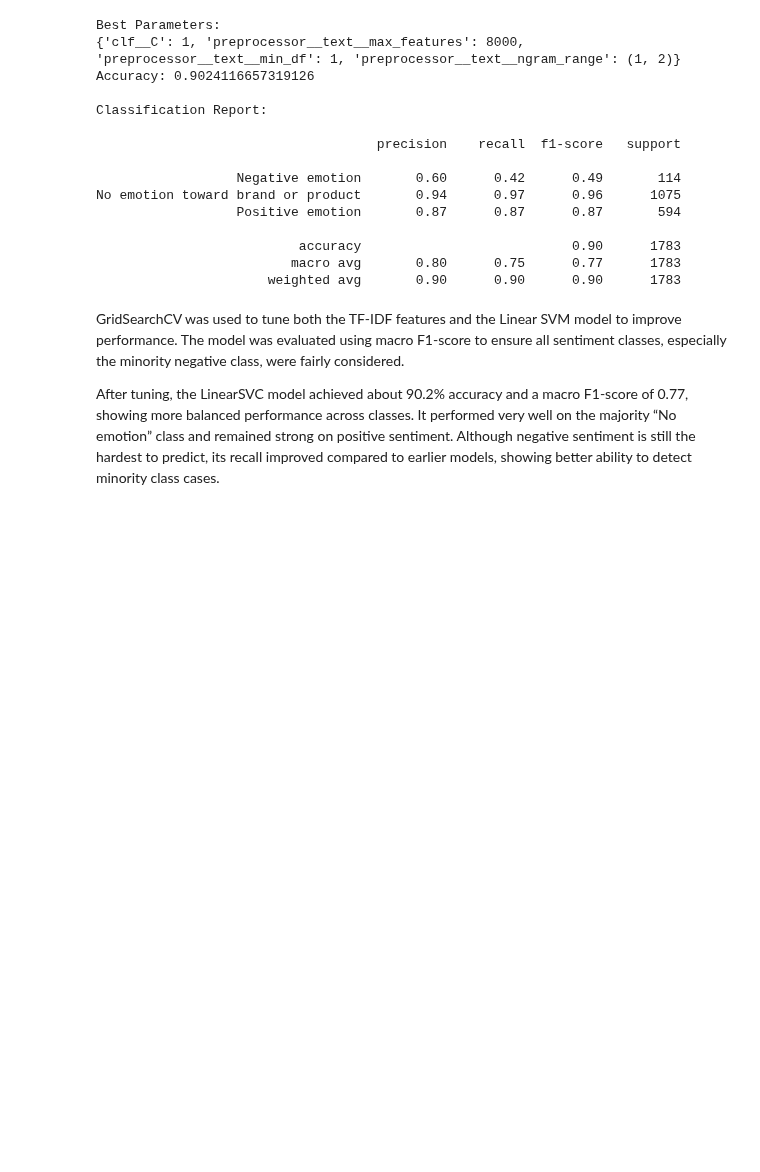
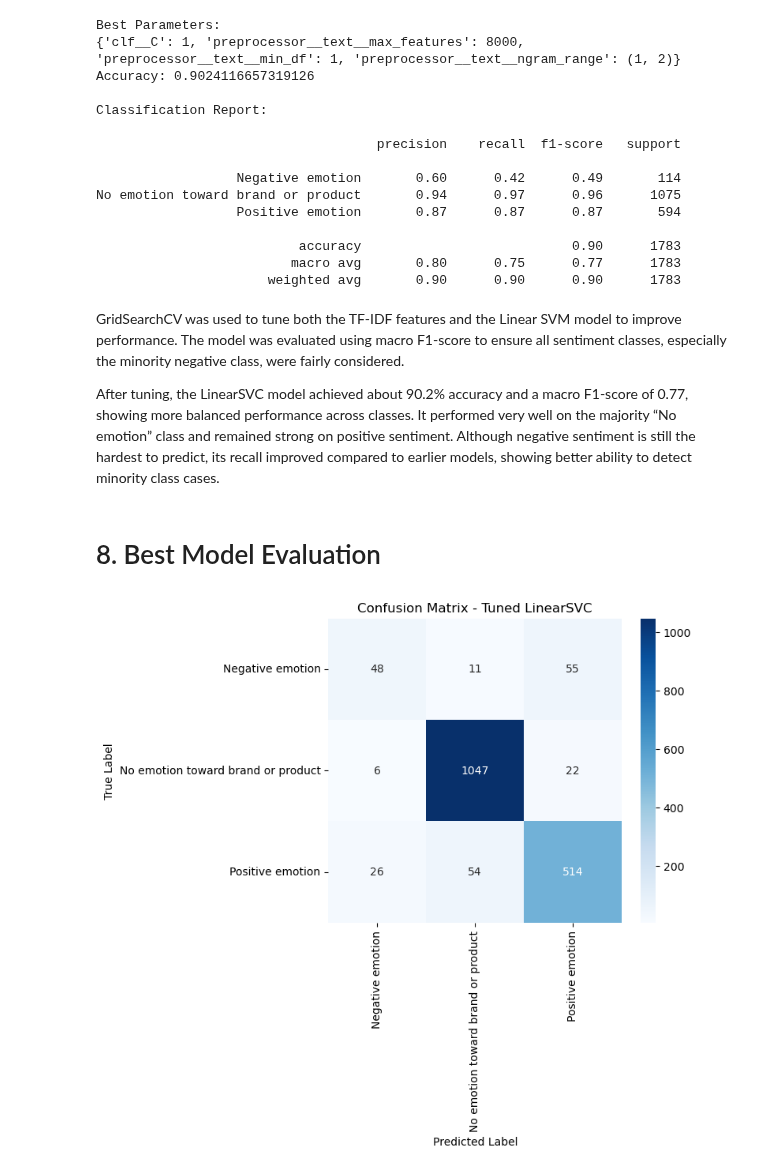
Before and after one commit to CharityNduati/Twitter-Product-Sentiment-Analysis, a Jupyter notebook: Twitter_Sentiment_Analysis.ipynb, the cells around one changed output. Saved outputs shown, nothing was run; the diff lists cells and outputs as text; code cells hidden in the pictures; blank space fills up the shorter version.

Commit message:
Model, Evaluation, Interpretation

```diff
--- a/Twitter_Sentiment_Analysis.ipynb
+++ b/Twitter_Sentiment_Analysis.ipynb
@@ -898,3 +897,32 @@ No emotion toward brand or product       0.94      0.97      0.96      1075
 GridSearchCV was used to tune both the TF-IDF features and the Linear SVM model to improve performance. The model was evaluated using macro F1-score to ensure all sentiment classes, especially the minority negative class, were fairly considered.
 
 After tuning, the LinearSVC model achieved about 90.2% accuracy and a macro F1-score of 0.77, showing more balanced performance across classes. It performed very well on the majority “No emotion” class and remained strong on positive sentiment. Although negative sentiment is still the hardest to predict, its recall improved compared to earlier models, showing better ability to detect minority class cases.
+# %% [markdown]
+# 8. Best Model Evaluation
+# %%
+# Generate confusion matrix for the tuned LinearSVC model
+
+cm = confusion_matrix(
+    y_test,
+    y_pred,
+    labels=best_model.classes_
+)
+
+plt.figure(figsize=(6,5))
+
+sns.heatmap(
+    cm,
+    annot=True,
+    fmt='d',
+    cmap='Blues',
+    xticklabels=best_model.classes_,
+    yticklabels=best_model.classes_
+)
+
+plt.xlabel("Predicted Label")
+plt.ylabel("True Label")
+plt.title("Confusion Matrix - Tuned LinearSVC")
+
+plt.show()
+# %% [output]
+[figure, added]
```
Also changed, not shown: parts of 24 cells of this notebook, 1 other file.
